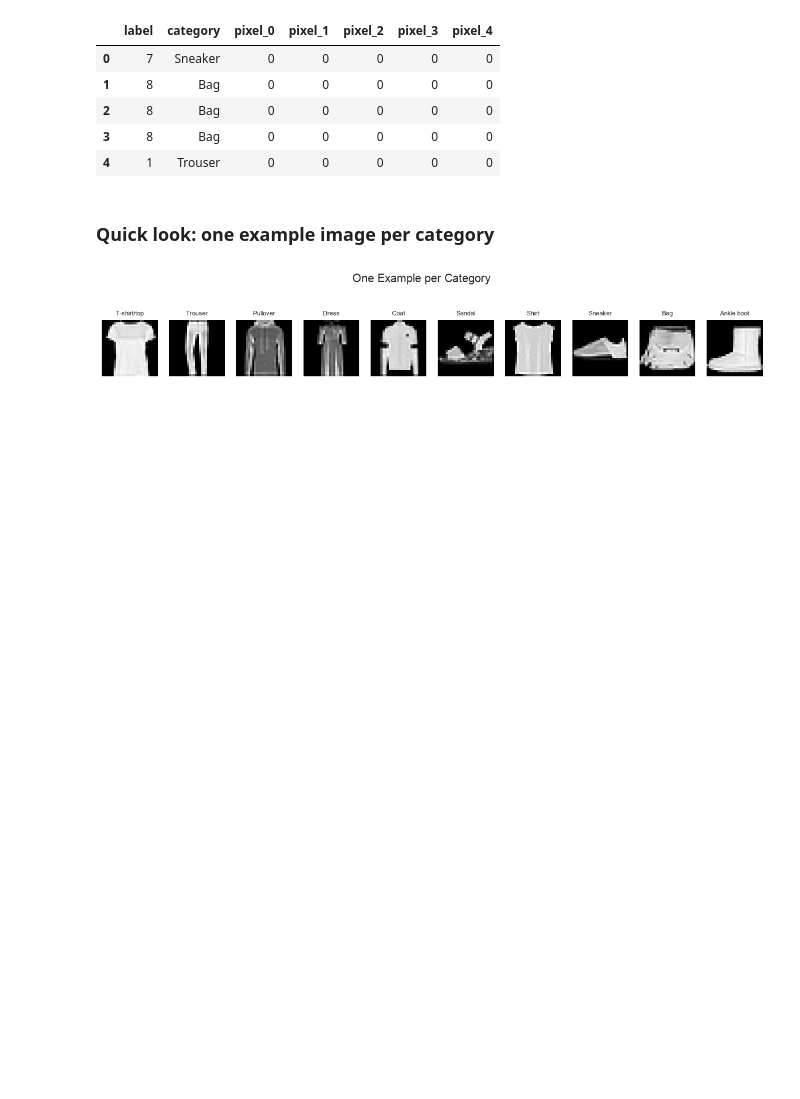
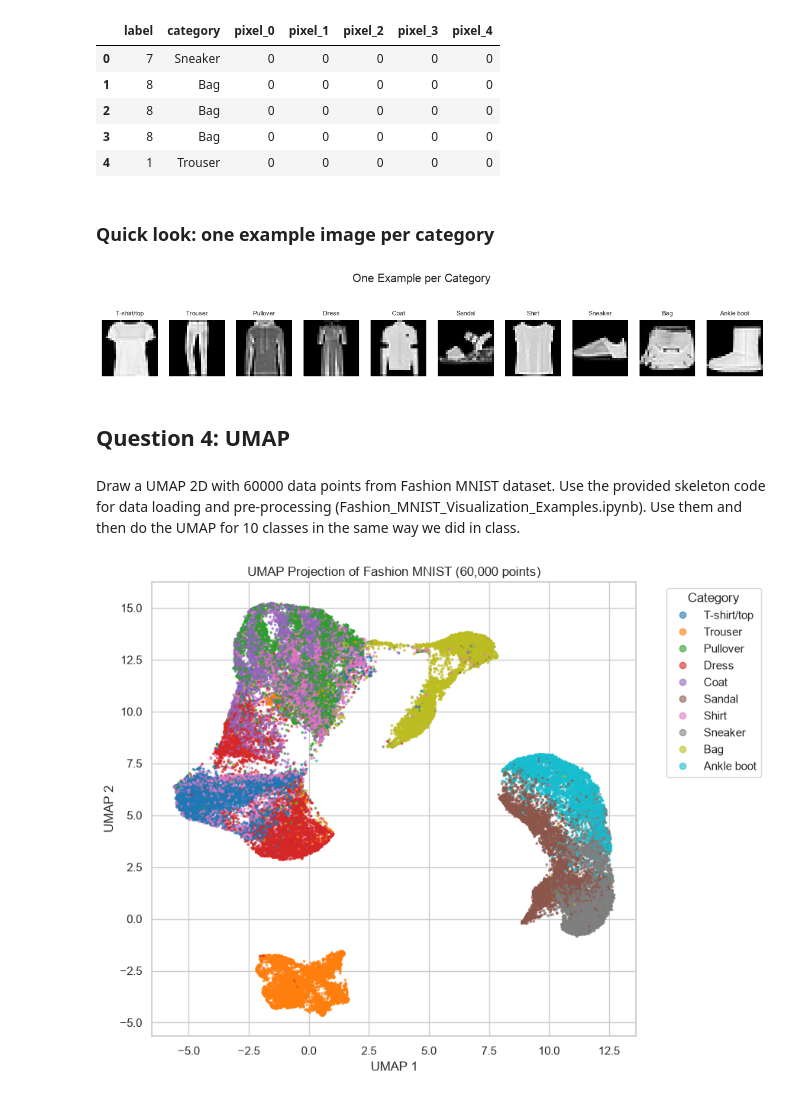
Before and after one commit to mbg615/CS-523, a Jupyter notebook: Assignment 2/Fashion_MNIST_Visualization_Examples.ipynb, the cells around one changed output. Cells and saved outputs as stored; diff of their text form; code cells hidden in the pictures; blank space fills up the shorter version.

Commit message:
Questions 4, 5 and 6

```diff
--- a/Assignment 2/Fashion_MNIST_Visualization_Examples.ipynb
+++ b/Assignment 2/Fashion_MNIST_Visualization_Examples.ipynb
@@ -96,3 +96,28 @@ plt.suptitle('One Example per Category', y=1.15)
 plt.show()
 # %% [output]
 [figure]
+# %% [markdown]
+## Question 4: UMAP
+# %% [markdown]
+Draw a UMAP 2D with 60000 data points from Fashion MNIST dataset. Use the provided skeleton code
+for data loading and pre-processing (Fashion_MNIST_Visualization_Examples.ipynb). Use them and then
+do the UMAP for 10 classes in the same way we did in class.
+# %%
+import umap
+
+X = df[pixel_cols].values
+y = df['label'].values
+
+reducer = umap.UMAP(n_components=2, random_state=42)
+X_umap = reducer.fit_transform(X)
+# %%
+plt.figure(figsize=(9, 7))
+scatter = plt.scatter(X_umap[:, 0], X_umap[:, 1], c=y, cmap='tab10', s=3, alpha=0.6)
+plt.legend(handles=scatter.legend_elements()[0], labels=CLASS_NAMES, title="Category", bbox_to_anchor=(1.05, 1), loc='upper left')
+plt.title('UMAP Projection of Fashion MNIST (60,000 points)')
+plt.xlabel('UMAP 1')
+plt.ylabel('UMAP 2')
+plt.tight_layout()
+plt.show()
+# %% [output]
+[figure, added]
```
Also changed, not shown: parts of 20 cells of this notebook.
